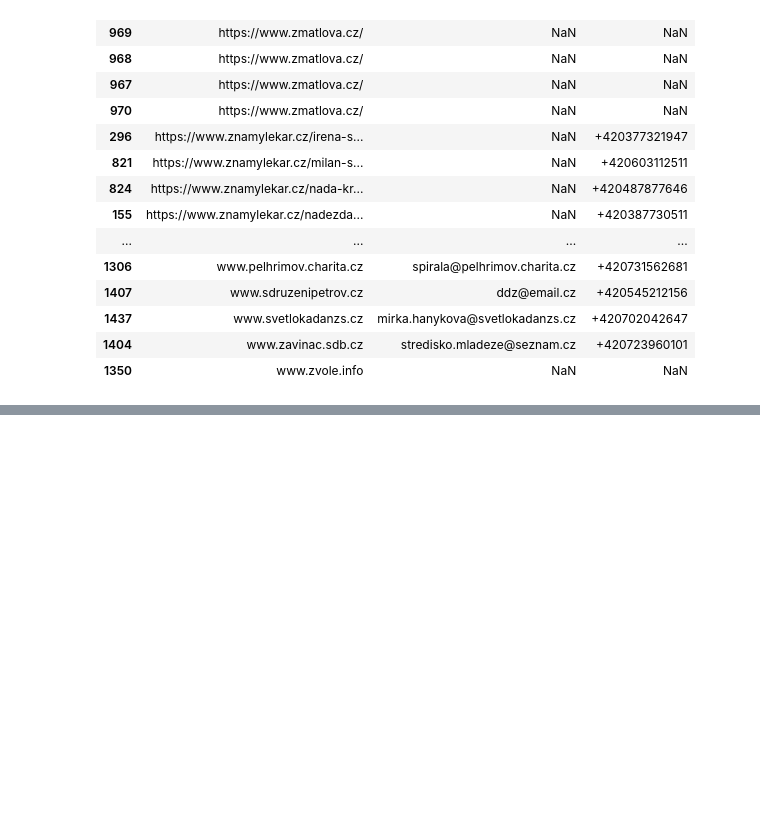
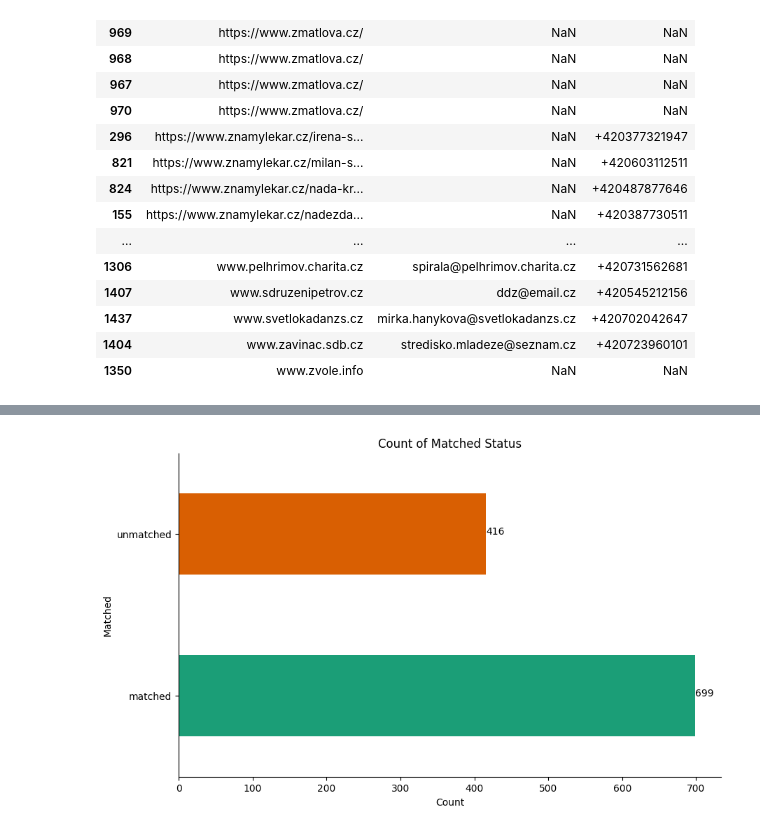
Before and after one commit to DmitriiSid/SafeZone, a Jupyter notebook: notebooks/validation_master.ipynb, the cells around one changed output, grey strips where cells are left out. Saved outputs shown, nothing was run; the diff lists cells and outputs as text; code cells hidden in the pictures; blank space fills up the shorter version.

```diff
--- a/notebooks/validation_master.ipynb
+++ b/notebooks/validation_master.ipynb
@@ -554,0 +572,22 @@ db_pomoci[(db_pomoci["Matched"]== "unmatched" )& ~(db_pomoci["Webová stránka"]
+# %%
+def plot_results(db_pomoci_flagged_new):
+    db_pomoci_flagged_new = db_pomoci_flagged_new[~db_pomoci_flagged_new["Webová stránka"].isna()]
+    grouped_data = db_pomoci_flagged_new.groupby('Matched').size()
+
+    # Create a horizontal bar chart
+    plt.figure(figsize=(10, 6))
+    ax = grouped_data.plot(kind='barh', color=sns.color_palette('Dark2'))
+
+    # Display the numbers on the chart
+    for index, value in enumerate(grouped_data):
+        plt.text(value, index, str(value))
+
+    # Customize the plot
+    plt.gca().spines[['top', 'right']].set_visible(False)
+    plt.xlabel('Count')
+    plt.title('Count of Matched Status')
+    plt.show()
+
+plot_results(db_pomoci_flagged_new)
+# %% [output]
+[figure, added]
```
Also changed, not shown: parts of 13 cells of this notebook.
